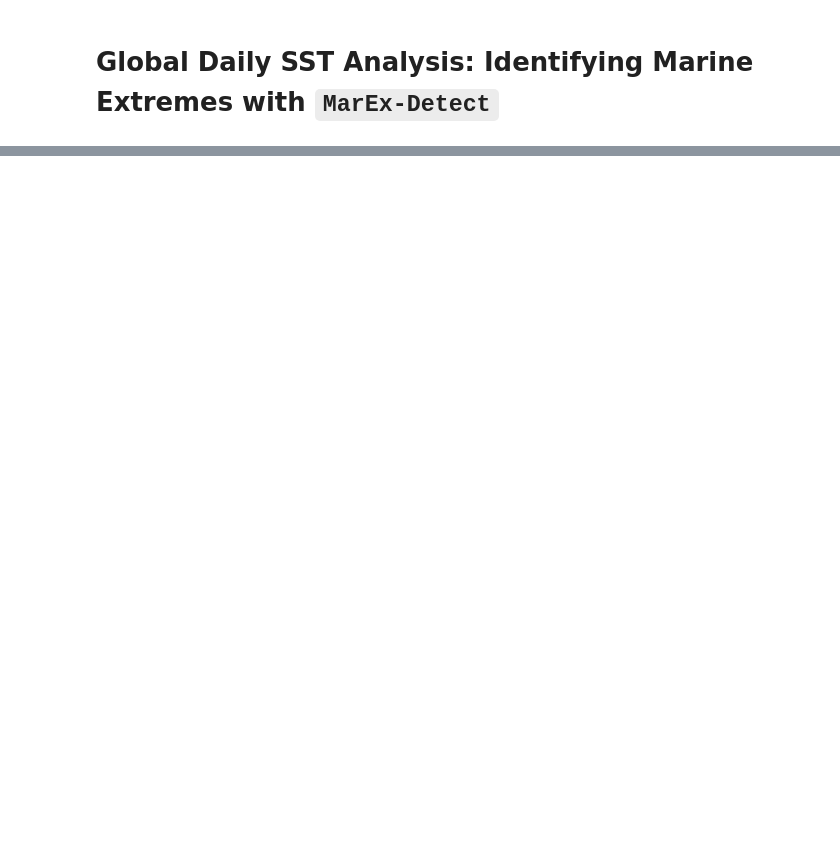
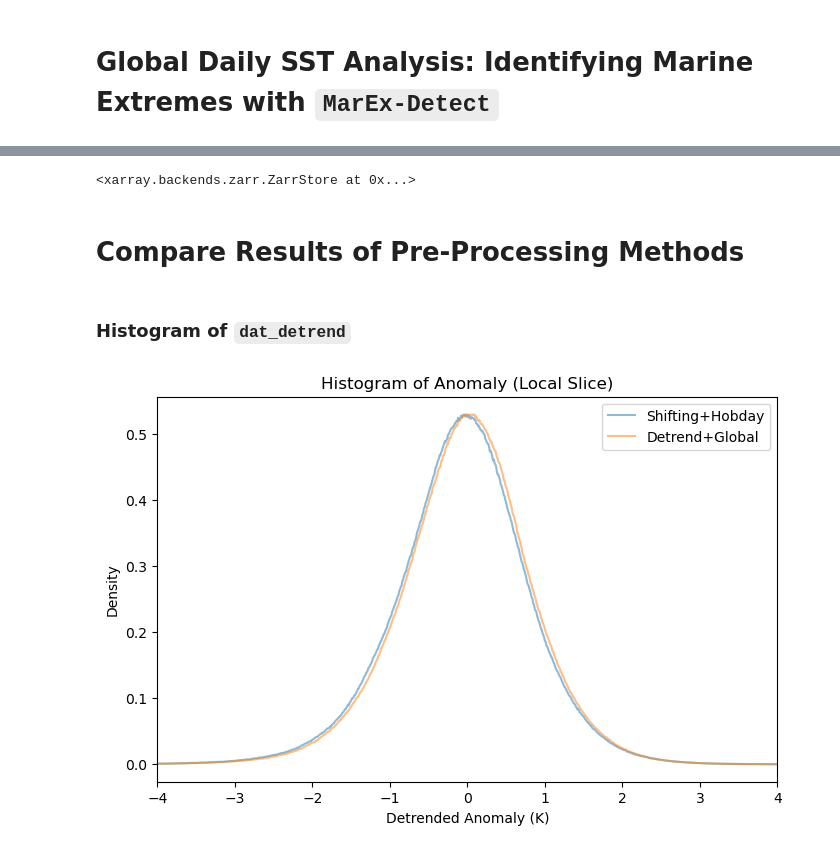
Before and after one commit to wienkers/marEx, a Jupyter notebook: examples/gridded data/01_preprocess_extremes.ipynb, the cells around one changed output, grey strips where cells are left out. Cells and saved outputs as stored; diff of their text form; code cells hidden in the pictures; blank space fills up the shorter version.

Commit message:
Fixes zarr issue. Finishes examples.

```diff
--- a/examples/gridded data/01_preprocess_extremes.ipynb
+++ b/examples/gridded data/01_preprocess_extremes.ipynb
@@ -75,0 +277,9 @@ extremes_ds.dat_detrend.to_zarr(file_name, mode='w')
+# %%
+# Save Extremes Data to `zarr` for more efficient parallel I/O
+
+file_name = scratch_dir / 'mhws' / 'extremes_binary_gridded_detrend.zarr'
+extremes_ds.to_zarr(file_name, mode='w')
+# %% [output]
+<xarray.backends.zarr.ZarrStore at 0x...>
+# %% [markdown]
+# Compare Results of Pre-Processing Methods
@@ -75,0 +293,29 @@ extremes_ds.dat_detrend.to_zarr(file_name, mode='w')
+# %%
+extremes_ds_shifting = xr.open_zarr(scratch_dir / 'mhws' / 'extremes_binary_gridded_shifting.zarr', chunks={}).sel(time=slice('2006-01-01', '2030-12-31'))
+extremes_ds_detrend = xr.open_zarr(scratch_dir / 'mhws' / 'extremes_binary_gridded_detrend.zarr', chunks={}).sel(time=slice('2006-01-01', '2030-12-31'))
+# %% [markdown]
+### Histogram of `dat_detrend`
+# %%
+bins = np.arange(-4, 4, 0.01)
+lat_slice = slice(35, 40)
+lon_slice = slice(310,340)
+
+dat_shifting = extremes_ds_shifting['dat_detrend'].sel(lat=lat_slice, lon=lon_slice).data
+dat_detrend = extremes_ds_detrend['dat_detrend'].sel(lat=lat_slice, lon=lon_slice).data
+
+hist_shifting, _ = da.histogram(dat_shifting, bins=bins, density=True)
+hist_detrend, _ = da.histogram(dat_detrend, bins=bins, density=True)
+
+hist_shifting_computed, hist_detrend_computed = dask.compute(hist_shifting, hist_detrend)
+
+plt.figure(figsize=(8, 5))
+plt.plot(bins[:-1], hist_shifting_computed, label='Shifting+Hobday', alpha=0.5)
+plt.plot(bins[:-1], hist_detrend_computed, label='Detrend+Global', alpha=0.5)
+plt.xlabel('Detrended Anomaly (K)')
+plt.ylabel('Density')
+plt.title('Histogram of Anomaly (Local Slice)')
+plt.xlim(-4, 4)
+plt.legend()
+plt.show()
+# %% [output]
+[figure, added]
```
Also changed, not shown: parts of 19 cells of this notebook, 2 other files.
